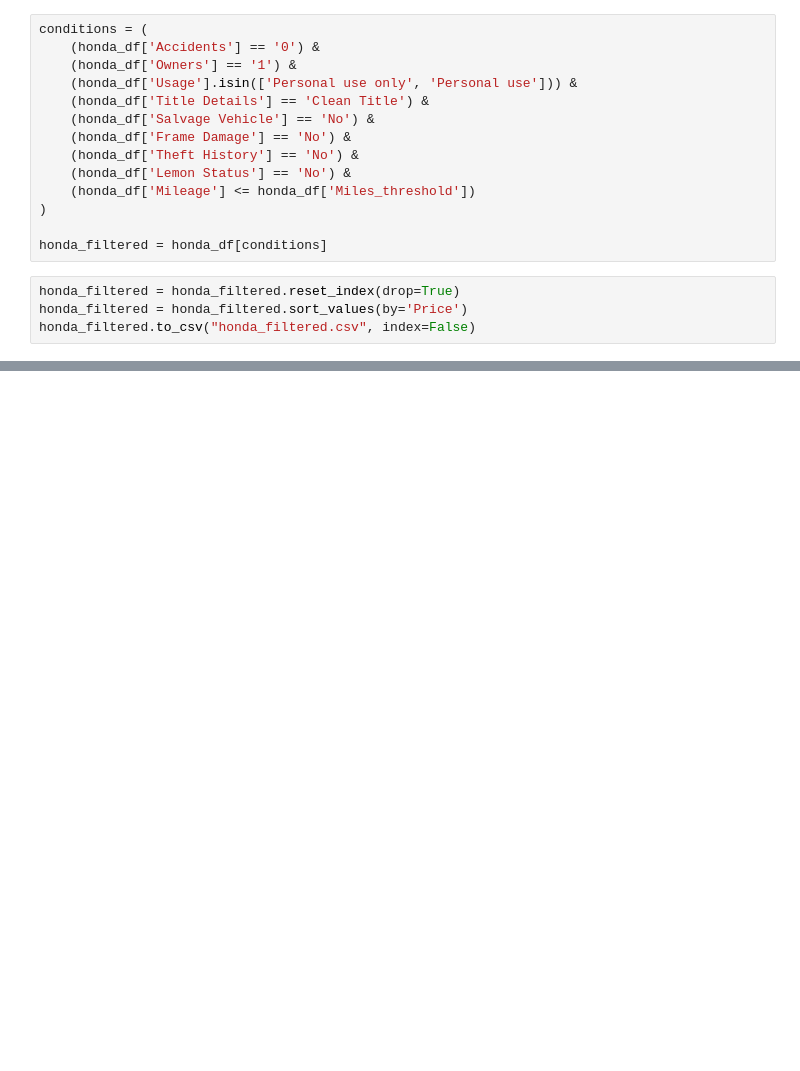
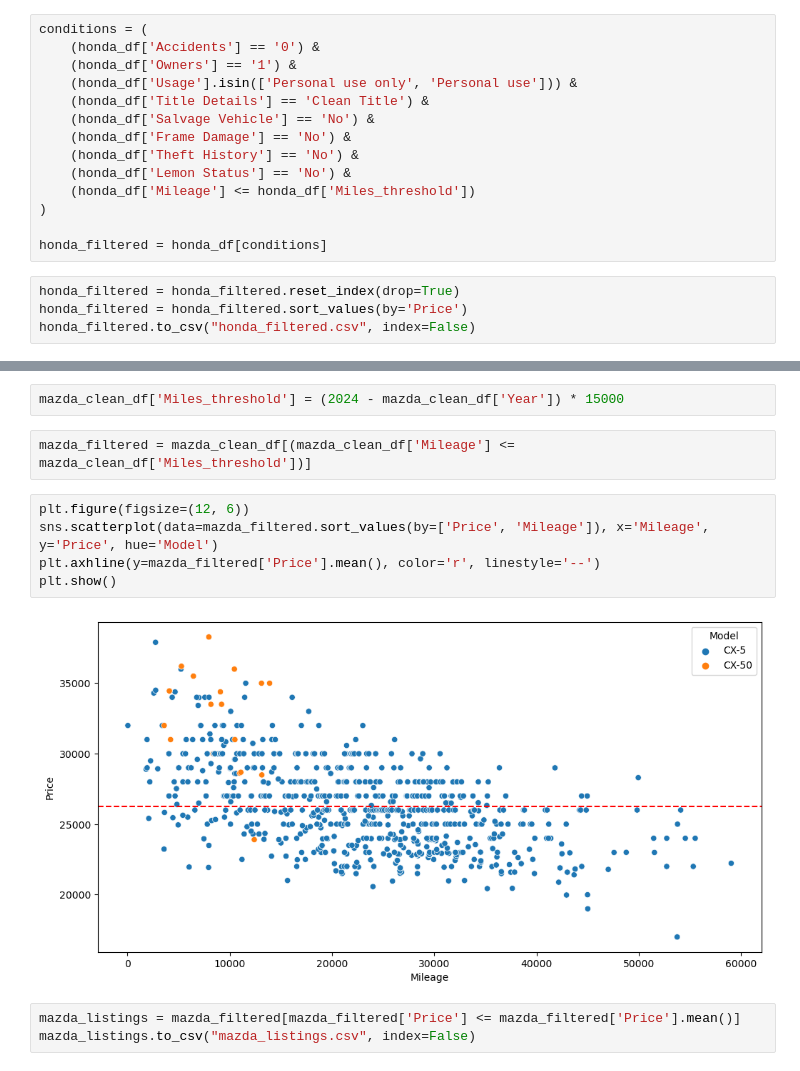
Before and after one commit to lfigil/car_scraper, a Jupyter notebook: car_analysis.ipynb, the cells around one changed output, grey strips where cells are left out. Saved outputs shown, nothing was run; the diff lists cells and outputs as text; blank space fills up the shorter version.

```diff
--- a/car_analysis.ipynb
+++ b/car_analysis.ipynb
@@ -846,0 +1070,14 @@ honda_filtered.to_csv("honda_filtered.csv", index=False)
+# %%
+mazda_clean_df['Miles_threshold'] = (2024 - mazda_clean_df['Year']) * 15000
+# %%
+mazda_filtered = mazda_clean_df[(mazda_clean_df['Mileage'] <= mazda_clean_df['Miles_threshold'])]
+# %%
+plt.figure(figsize=(12, 6))
+sns.scatterplot(data=mazda_filtered.sort_values(by=['Price', 'Mileage']), x='Mileage', y='Price', hue='Model')
+plt.axhline(y=mazda_filtered['Price'].mean(), color='r', linestyle='--')
+plt.show()
+# %% [output]
+[figure, added]
+# %%
+mazda_listings = mazda_filtered[mazda_filtered['Price'] <= mazda_filtered['Price'].mean()]
+mazda_listings.to_csv("mazda_listings.csv", index=False)
```
Also changed, not shown: parts of 30 cells of this notebook, 7 other files.
